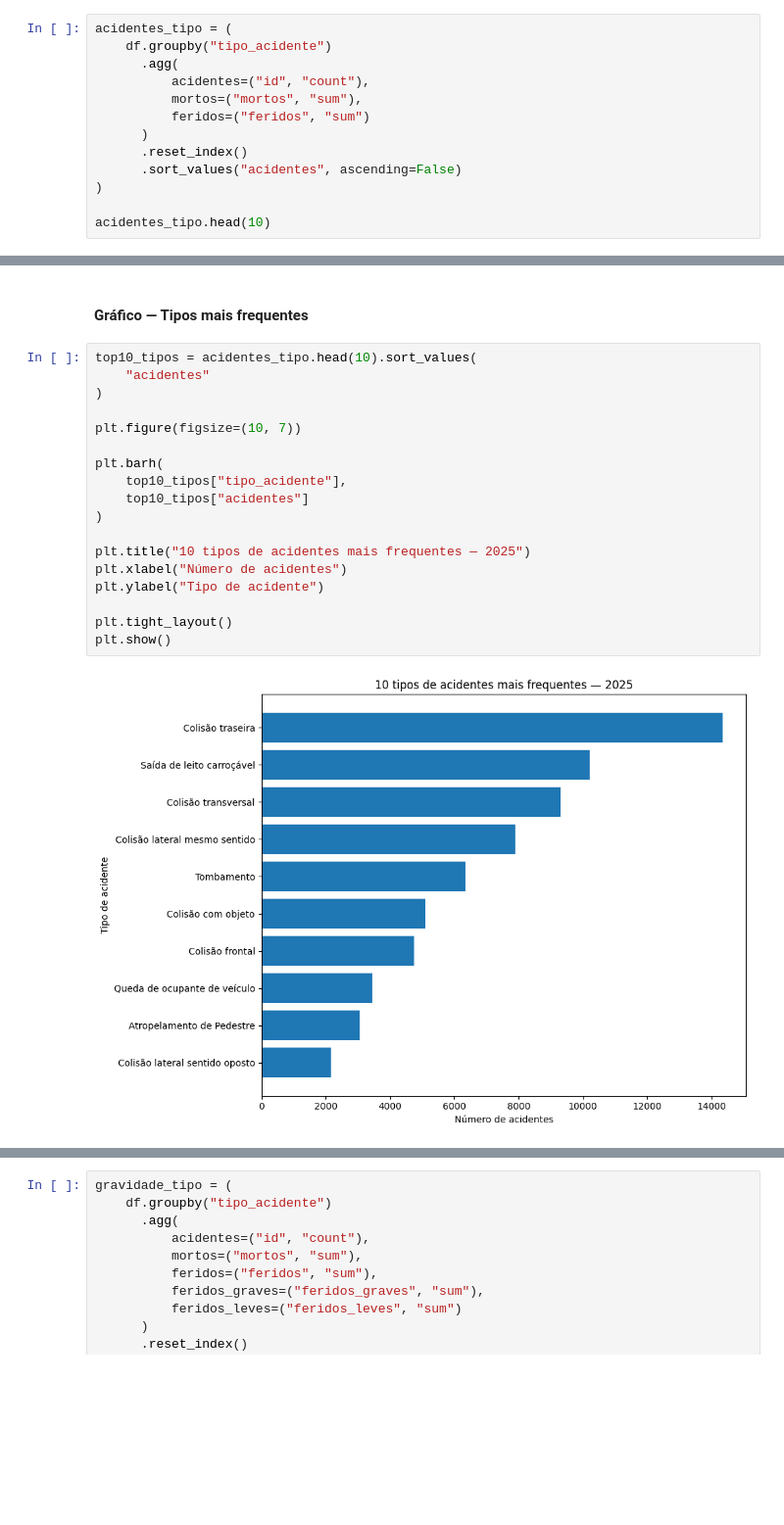
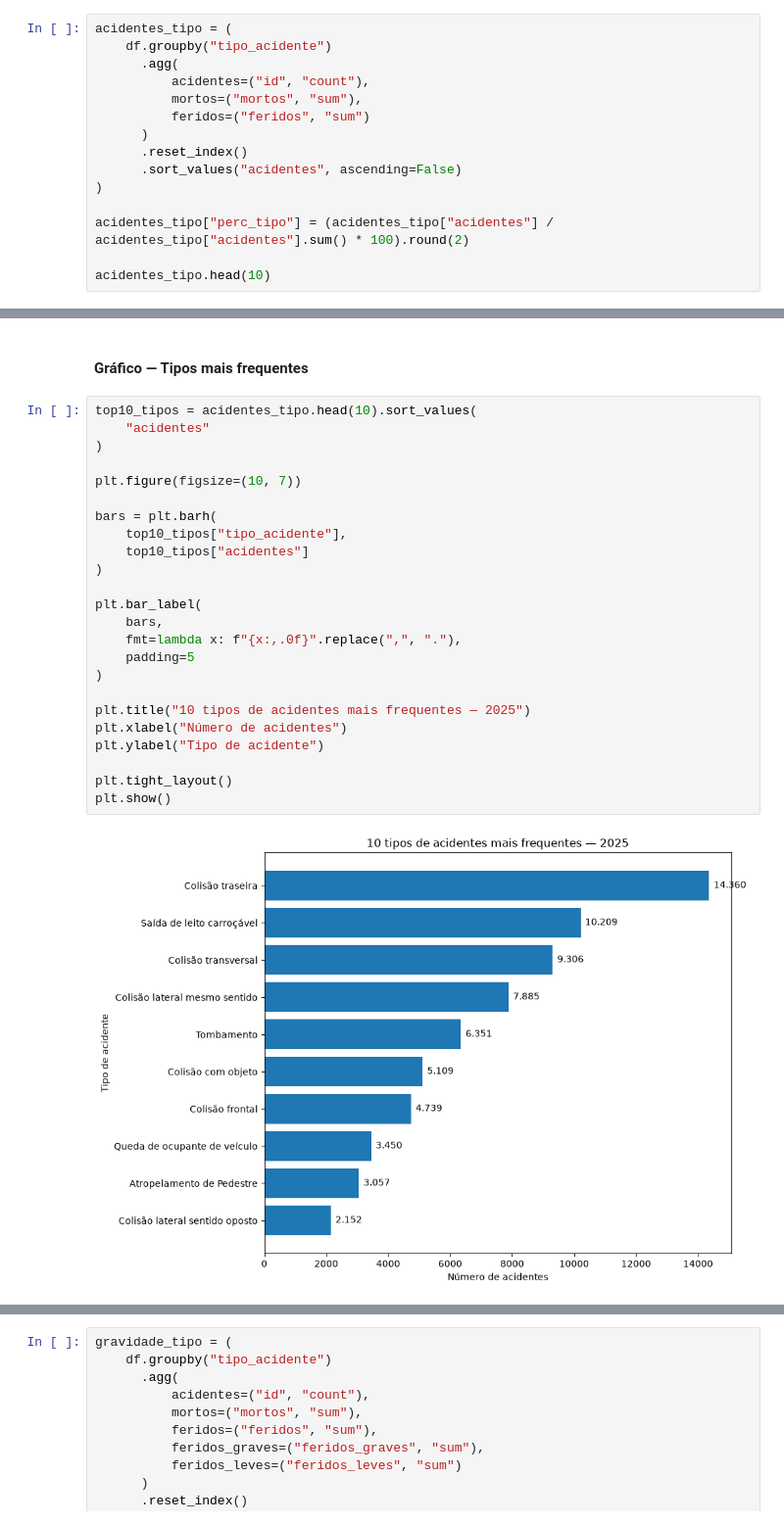
Before and after one commit to amalicef-sys/Projeto-Caixaverso-2026, a Jupyter notebook: notebook/analise_acidentes_2025.ipynb, the cells around one changed output, grey strips where cells are left out. Shown at 98% size. Cells and saved outputs as stored; diff of their text form; blank space fills up the shorter version.

```diff
--- a/notebook/analise_acidentes_2025.ipynb
+++ b/notebook/analise_acidentes_2025.ipynb
@@ -2244,5 +2252,7 @@ acidentes_tipo = (
       .sort_values("acidentes", ascending=False)
 )
 
+acidentes_tipo["perc_tipo"] = (acidentes_tipo["acidentes"] / acidentes_tipo["acidentes"].sum() * 100).round(2)
+
 acidentes_tipo.head(10)
 # %% [output]
@@ -2262,21 +2272,27 @@ acidentes_tipo.head(10)
 # %%
 top10_tipos = acidentes_tipo.head(10).sort_values(
     "acidentes"
 )
 
 plt.figure(figsize=(10, 7))
 
-plt.barh(
+bars = plt.barh(
     top10_tipos["tipo_acidente"],
     top10_tipos["acidentes"]
+)
+
+plt.bar_label(
+    bars,
+    fmt=lambda x: f"{x:,.0f}".replace(",", "."),
+    padding=5
 )
 
 plt.title("10 tipos de acidentes mais frequentes — 2025")
 plt.xlabel("Número de acidentes")
 plt.ylabel("Tipo de acidente")
 
 plt.tight_layout()
 plt.show()
 # %% [output]
-[figure, old version]
+[figure, new version]
 # %% [markdown]
```
Also changed, not shown: parts of 27 cells of this notebook.
